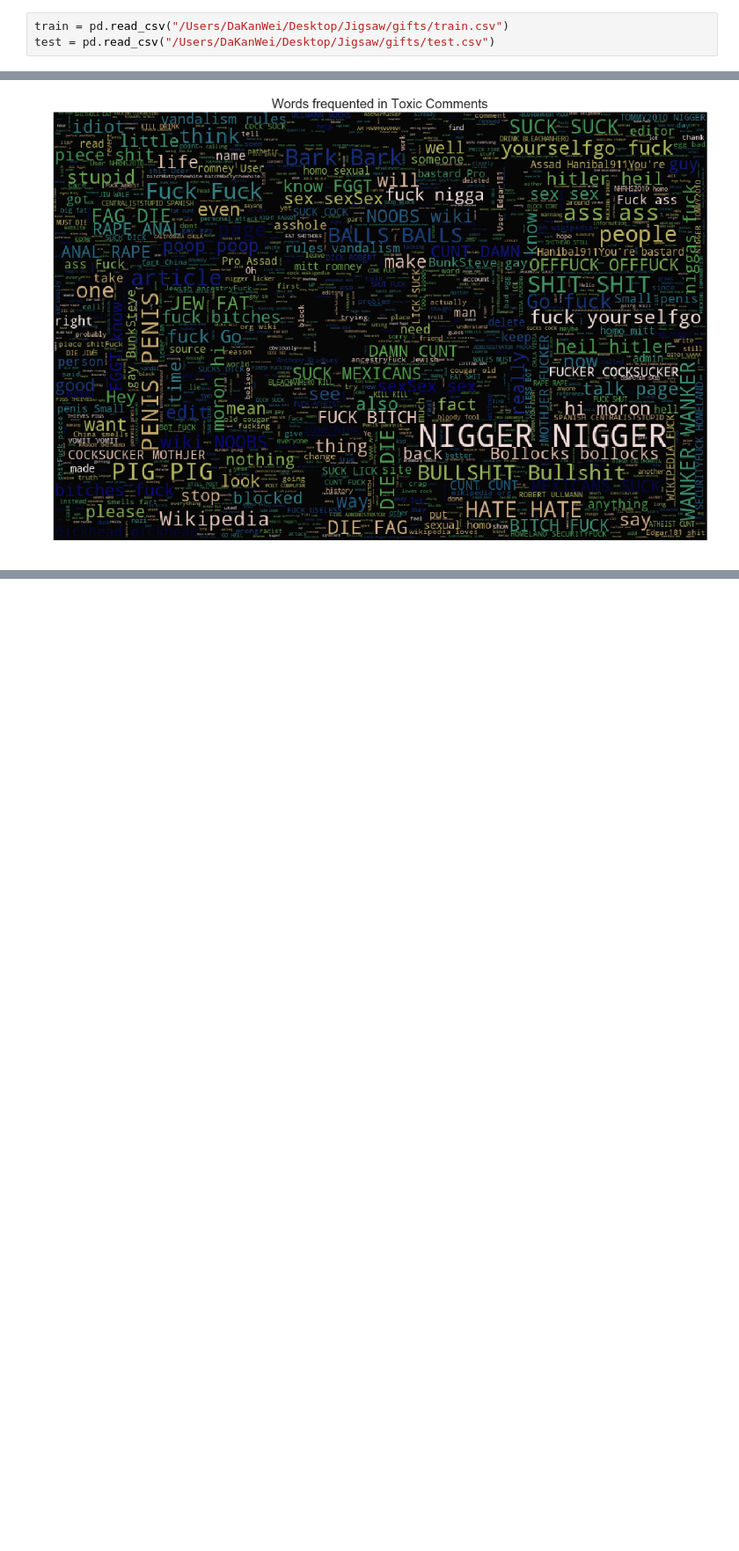
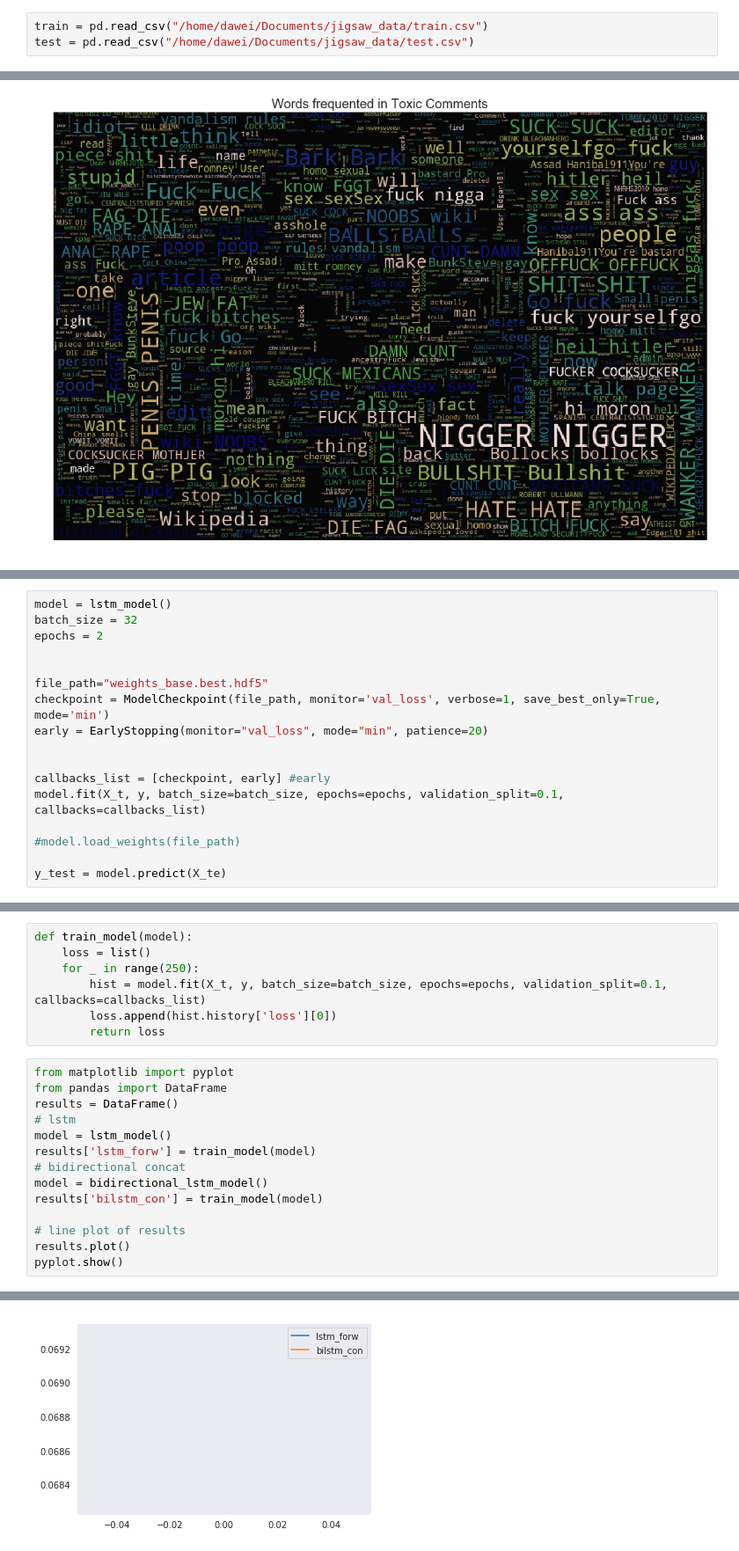
Before and after one commit to DarKenW/HoneyBadgerCoding, a Jupyter notebook: Project/Shhh.ipynb, the cells around one changed output, grey strips where cells are left out. Shown at 88% size. Drawn from its saved outputs; the diff is of its cells as text; blank space fills up the shorter version.

```diff
--- a/Project/Shhh.ipynb
+++ b/Project/Shhh.ipynb
@@ -83,8 +68,8 @@ tokenizer=TweetTokenizer()
 
 %matplotlib inline
 # %%
-train = pd.read_csv("/Users/DaKanWei/Desktop/Jigsaw/gifts/train.csv")
-test = pd.read_csv("/Users/DaKanWei/Desktop/Jigsaw/gifts/test.csv")
+train = pd.read_csv("/home/dawei/Documents/jigsaw_data/train.csv")
+test = pd.read_csv("/home/dawei/Documents/jigsaw_data/test.csv")
 # %%
 train.shape
 # %% [output]
@@ -439,0 +491,17 @@ plt.imshow(wc.recolor(colormap= 'gist_earth' , random_state=244), alpha=0.98)
+# %%
+model = lstm_model()
+batch_size = 32
+epochs = 2
+
+
+file_path="weights_base.best.hdf5"
+checkpoint = ModelCheckpoint(file_path, monitor='val_loss', verbose=1, save_best_only=True, mode='min')
+early = EarlyStopping(monitor="val_loss", mode="min", patience=20)
+
+
+callbacks_list = [checkpoint, early] #early
+model.fit(X_t, y, batch_size=batch_size, epochs=epochs, validation_split=0.1, callbacks=callbacks_list)
+
+#model.load_weights(file_path)
+
+y_test = model.predict(X_te)
@@ -439,0 +518,22 @@ plt.imshow(wc.recolor(colormap= 'gist_earth' , random_state=244), alpha=0.98)
+# %%
+def train_model(model):
+    loss = list()
+    for _ in range(250):
+        hist = model.fit(X_t, y, batch_size=batch_size, epochs=epochs, validation_split=0.1, callbacks=callbacks_list)
+        loss.append(hist.history['loss'][0])
+        return loss
+# %%
+from matplotlib import pyplot
+from pandas import DataFrame
+results = DataFrame()
+# lstm
+model = lstm_model()
+results['lstm_forw'] = train_model(model)
+# bidirectional concat
+model = bidirectional_lstm_model()
+results['bilstm_con'] = train_model(model)
+
+# line plot of results
+results.plot()
+pyplot.show()
+# %% [output]
@@ -439,0 +558 @@ plt.imshow(wc.recolor(colormap= 'gist_earth' , random_state=244), alpha=0.98)
+[figure, added]
```
Also changed, not shown: parts of 14 cells of this notebook, 4 other files.
